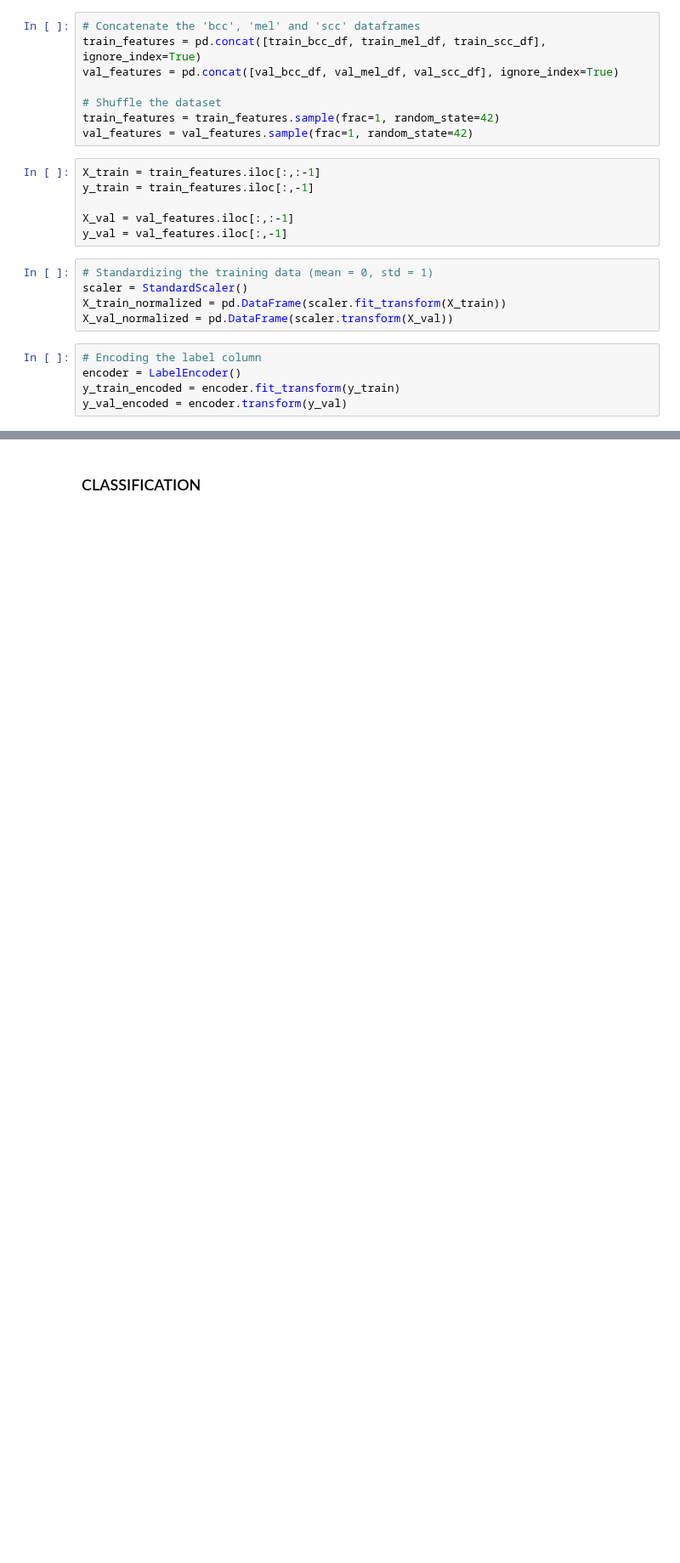
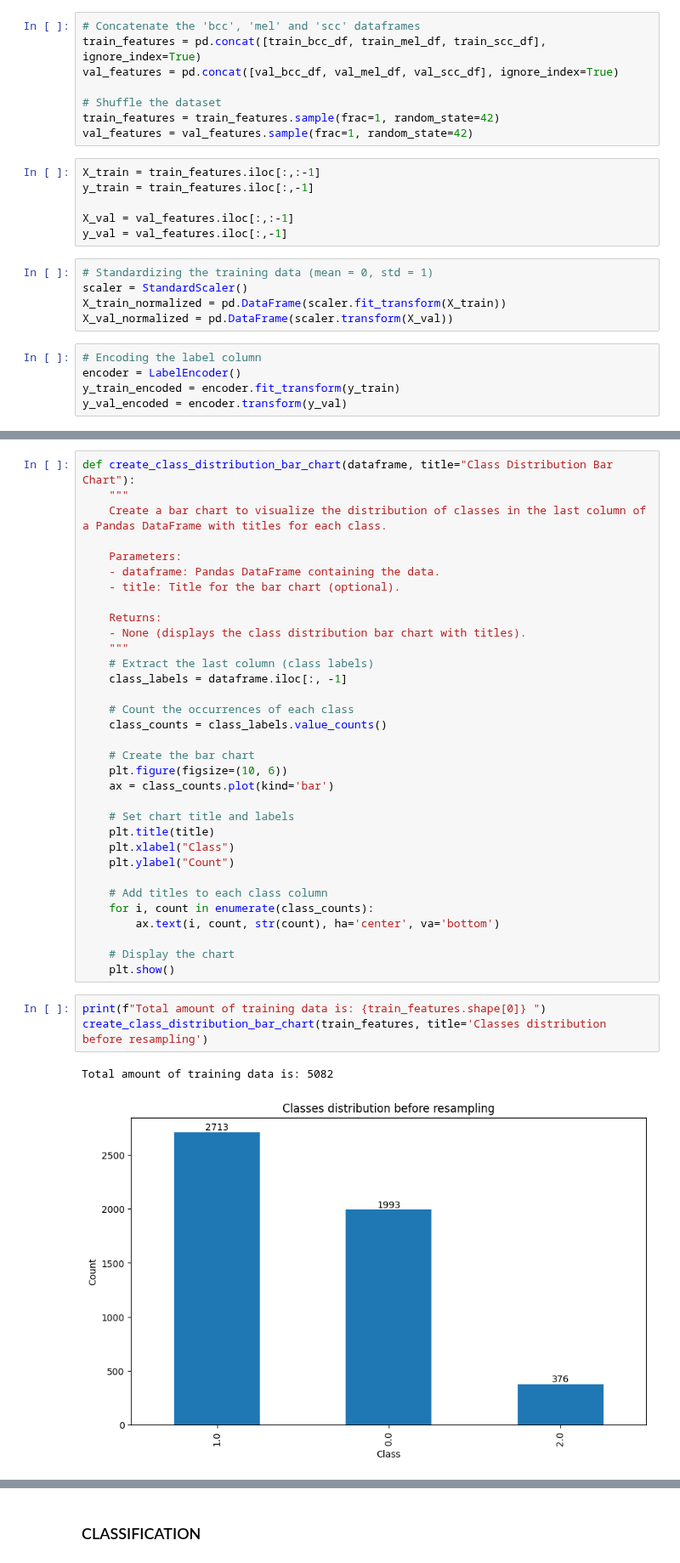
Before and after one commit to lui-alvarez/Melanoma-classification-using-machine-learning, a Jupyter notebook: notebooks/challenge2.ipynb, the cells around one changed output, grey strips where cells are left out. Shown at 85% size. Cells and saved outputs as stored; diff of their text form; blank space fills up the shorter version.

```diff
--- a/notebooks/challenge2.ipynb
+++ b/notebooks/challenge2.ipynb
@@ -207,0 +229,39 @@ y_val_encoded = encoder.transform(y_val)
+# %%
+def create_class_distribution_bar_chart(dataframe, title="Class Distribution Bar Chart"):
+    """
+    Create a bar chart to visualize the distribution of classes in the last column of a Pandas DataFrame with titles for each class.
+
+    Parameters:
+    - dataframe: Pandas DataFrame containing the data.
+    - title: Title for the bar chart (optional).
+
+    Returns:
+    - None (displays the class distribution bar chart with titles).
+    """
+    # Extract the last column (class labels)
+    class_labels = dataframe.iloc[:, -1]
+
+    # Count the occurrences of each class
+    class_counts = class_labels.value_counts()
+
+    # Create the bar chart
+    plt.figure(figsize=(10, 6))
+    ax = class_counts.plot(kind='bar')
+
+    # Set chart title and labels
+    plt.title(title)
+    plt.xlabel("Class")
+    plt.ylabel("Count")
+
+    # Add titles to each class column
+    for i, count in enumerate(class_counts):
+        ax.text(i, count, str(count), ha='center', va='bottom')
+
+    # Display the chart
+    plt.show()
+# %%
+print(f"Total amount of training data is: {train_features.shape[0]} ")
+create_class_distribution_bar_chart(train_features, title='Classes distribution before resampling')
+# %% [output]
+Total amount of training data is: 5082
+[figure, added]
```
Also changed, not shown: parts of 15 cells of this notebook, 1 other file.
